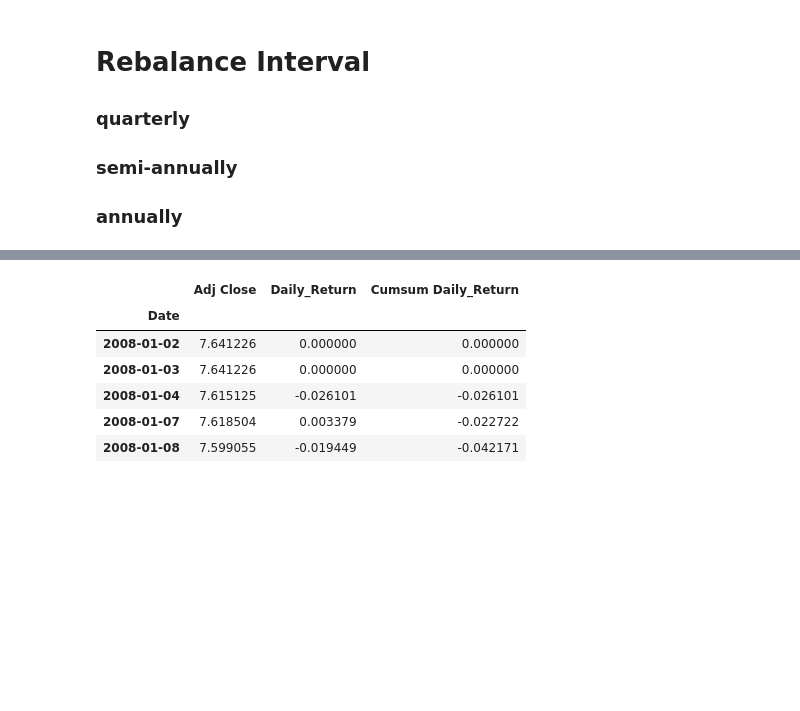
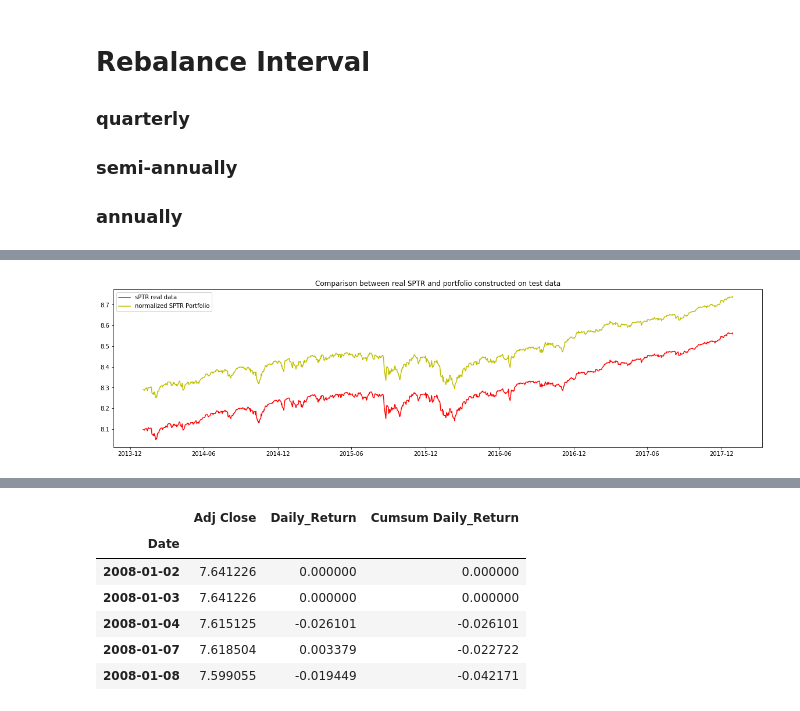
Before and after one commit to IceCreammm/MRP, a Jupyter notebook: MRP_Production.ipynb, the cells around one changed output, grey strips where cells are left out. Saved outputs shown, nothing was run; the diff lists cells and outputs as text; code cells hidden in the pictures; blank space fills up the shorter version.

```diff
--- a/MRP_Production.ipynb
+++ b/MRP_Production.ipynb
@@ -486,0 +589,8 @@ Information ratio of the portfolio is 0.047
+# %%
+coefficients_SPTR = LR_SPTR.coef_.copy()
+LR_SPTR_coefficient = pd.DataFrame(data = coefficients_SPTR,columns = ['Coefficients'])
+# %%
+LR_SPTR_coefficient['Coefficients'] = LR_SPTR_coefficient/LR_SPTR_coefficient.sum()
+# %%
+SPTR_Portfolio_test = All_ETFs_log_test.dot(LR_SPTR_coefficient.values)
+SPTR_Portfolio_test.columns = ['SPTR Log Value Test']
@@ -486,0 +607,11 @@ Information ratio of the portfolio is 0.047
+# %%
+SPTR_intercept = LR_SPTR.intercept_.flatten()
+plt.figure(figsize=(20,5))
+plt.plot(SPTR_log_test.index,SPTR_log_test['Adj Close'], 'r-', label='sPTR real data' )
+plt.plot(SPTR_Portfolio_test.index,SPTR_Portfolio_test.values+SPTR_intercept, 'y-', label='normalized SPTR Portfolio' )
+#plt.plot(All_ETFs_log_test.index,LR_lasso_1.predict(All_ETFs_log_test), 'b-', label='Portfolio data by regular coefficient' )
+plt.legend(loc='upper left')
+plt.title('Comparison between real SPTR and portfolio constructed on test data')
+plt.show()
+# %% [output]
+[figure, added]
```
Also changed, not shown: parts of 41 cells of this notebook, 1 other file.
